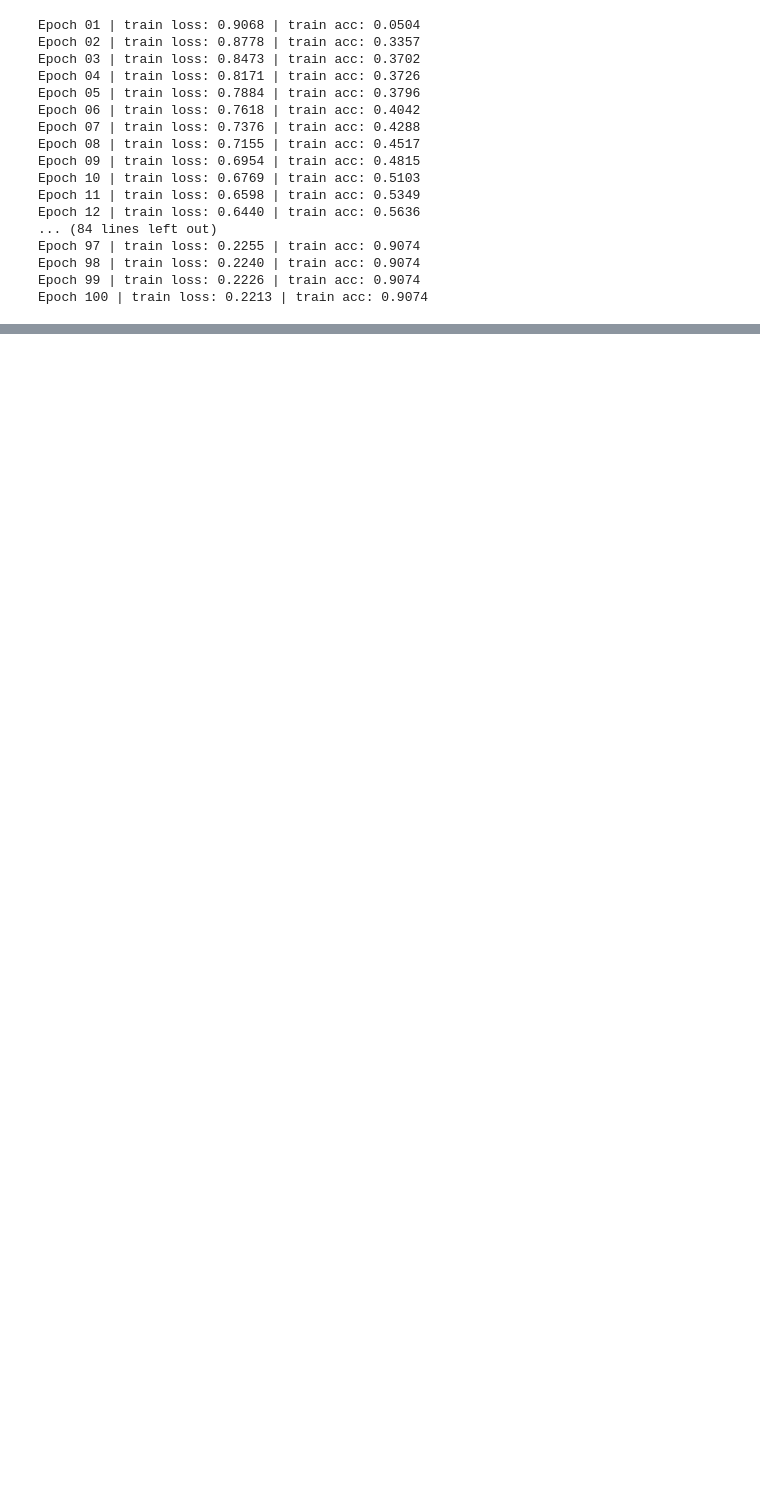
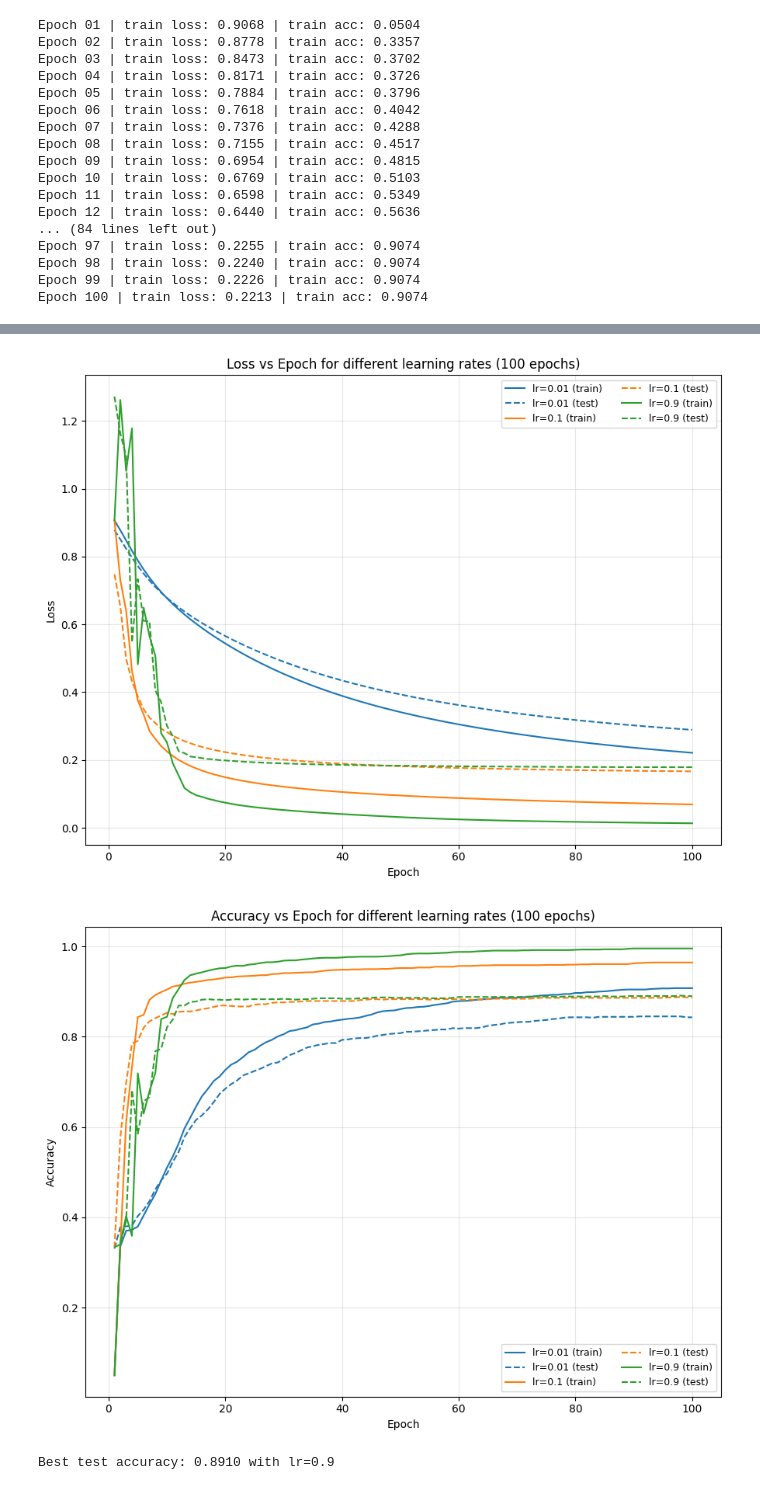
Before and after one commit to RwikKamilya/intro_dl_ass_0, a Jupyter notebook: src/task_2/part_1.ipynb, the cells around one changed output, grey strips where cells are left out. Drawn from its saved outputs; the diff is of its cells as text; code cells hidden in the pictures; blank space fills up the shorter version.

```diff
--- a/src/task_2/part_1.ipynb
+++ b/src/task_2/part_1.ipynb
@@ -118,0 +203,41 @@ plt.show()
+# %%
+lrs = [0.01, 0.1, 0.9]
+epochs = 100
+
+results = [run_training(X_train, y_train, X_test, y_test, lr=lr, epochs=epochs) for lr in lrs]
+
+colors = {0.01: "tab:blue", 0.1: "tab:orange", 0.9: "tab:green"}
+
+# ---------- Loss ----------
+plt.figure(figsize=(9,7))
+for res in results:
+    x = np.arange(1, len(res["train_loss"])+1)
+    plt.plot(x, res["train_loss"], color=colors[res["lr"]], linestyle="-",  label=f"lr={res['lr']} (train)")
+    plt.plot(x, res["test_loss"],  color=colors[res["lr"]], linestyle="--", label=f"lr={res['lr']} (test)")
+plt.xlabel("Epoch"); plt.ylabel("Loss")
+plt.title("Loss vs Epoch for different learning rates (100 epochs)")
+plt.grid(True, alpha=0.3); plt.legend(ncol=2, fontsize=9)
+plt.tight_layout(); plt.show()
+
+# ---------- Accuracy ----------
+plt.figure(figsize=(9,7))
+best_run = None
+best_acc = 0
+for res in results:
+    run_max = max(res["test_acc"])
+    if run_max > best_acc:
+        best_acc = run_max
+        best_run = res
+    x = np.arange(1, len(res["train_acc"])+1)
+    plt.plot(x, res["train_acc"], color=colors[res["lr"]], linestyle="-",  label=f"lr={res['lr']} (train)")
+    plt.plot(x, res["test_acc"],  color=colors[res["lr"]], linestyle="--", label=f"lr={res['lr']} (test)")
+plt.xlabel("Epoch"); plt.ylabel("Accuracy")
+plt.title("Accuracy vs Epoch for different learning rates (100 epochs)")
+plt.grid(True, alpha=0.3); plt.legend(ncol=2, fontsize=9)
+plt.tight_layout(); plt.show()
+
+print(f"Best test accuracy: {best_acc:.4f} with lr={best_run['lr']}")
+# %% [output]
+[figure, added]
+[figure, added]
+Best test accuracy: 0.8910 with lr=0.9
```
Also changed, not shown: parts of 4 cells of this notebook.
